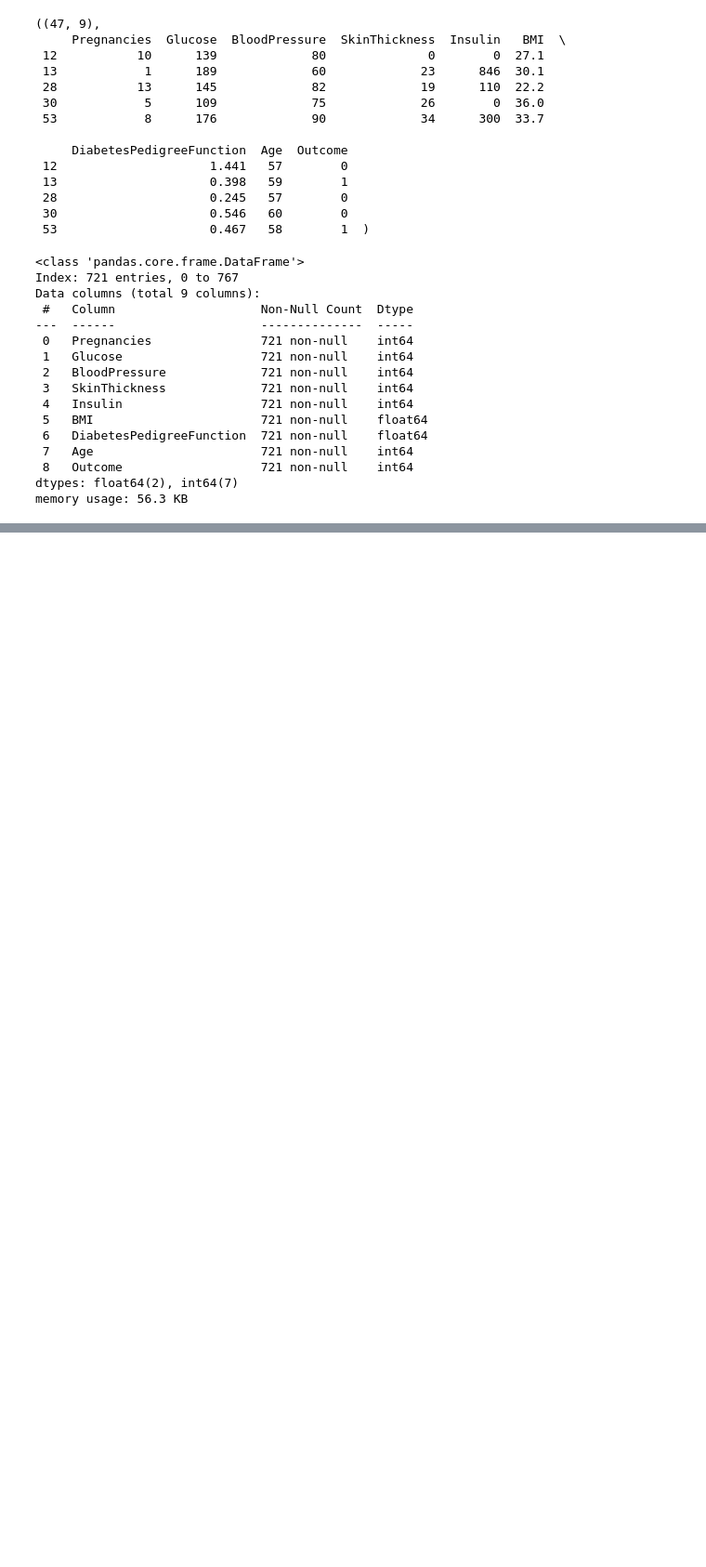
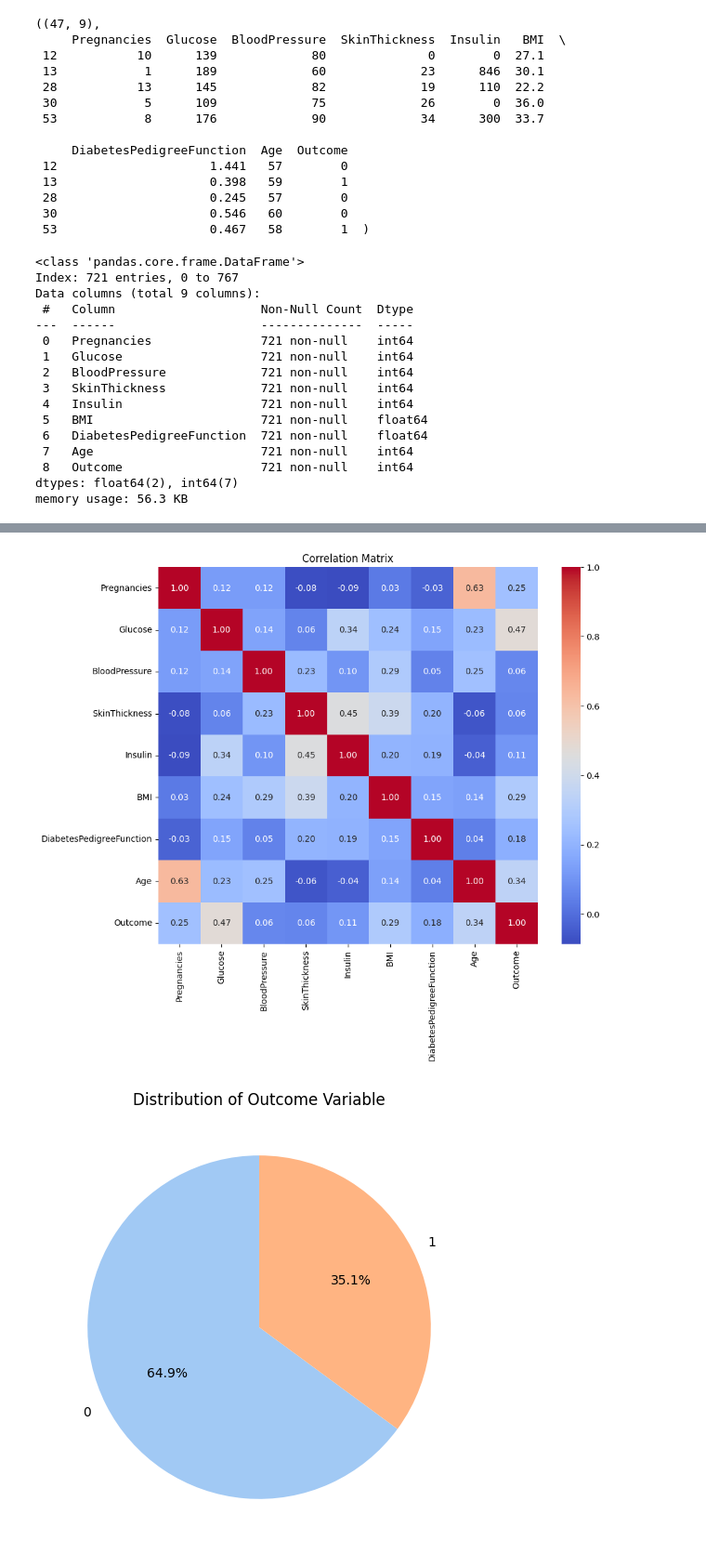
Before and after one commit to sonalkumarasinghe-ctrl/EE-Term_01, a Jupyter notebook: Session 2/diabetese_data_train.ipynb, the cells around one changed output, grey strips where cells are left out. Shown at 93% size. Cells and saved outputs as stored; diff of their text form; code cells hidden in the pictures; blank space fills up the shorter version.

```diff
--- a/Session 2/diabetese_data_train.ipynb
+++ b/Session 2/diabetese_data_train.ipynb
@@ -128,0 +153,19 @@ memory usage: 56.3 KB
+# %%
+# Correlation Matrix with Seaborn Heatmap
+import seaborn as sns
+import matplotlib.pyplot as plt
+corr_matrix = input_data_processed.corr()
+plt.figure(figsize=(10,8))
+sns.heatmap(corr_matrix, annot=True, cmap='coolwarm', fmt='.2f')
+plt.title('Correlation Matrix')
+plt.show()
+
+# Pie Chart for Output Variable (Assuming 'Outcome' is the target)
+output_counts = input_data_processed['Outcome'].value_counts()
+plt.figure(figsize=(6,6))
+plt.pie(output_counts, labels=output_counts.index, autopct='%1.1f%%', startangle=90, colors=sns.color_palette('pastel'))
+plt.title('Distribution of Outcome Variable')
+plt.show()
+# %% [output]
+[figure, added]
+[figure, added]
```
Also changed, not shown: parts of 1 cell of this notebook.
